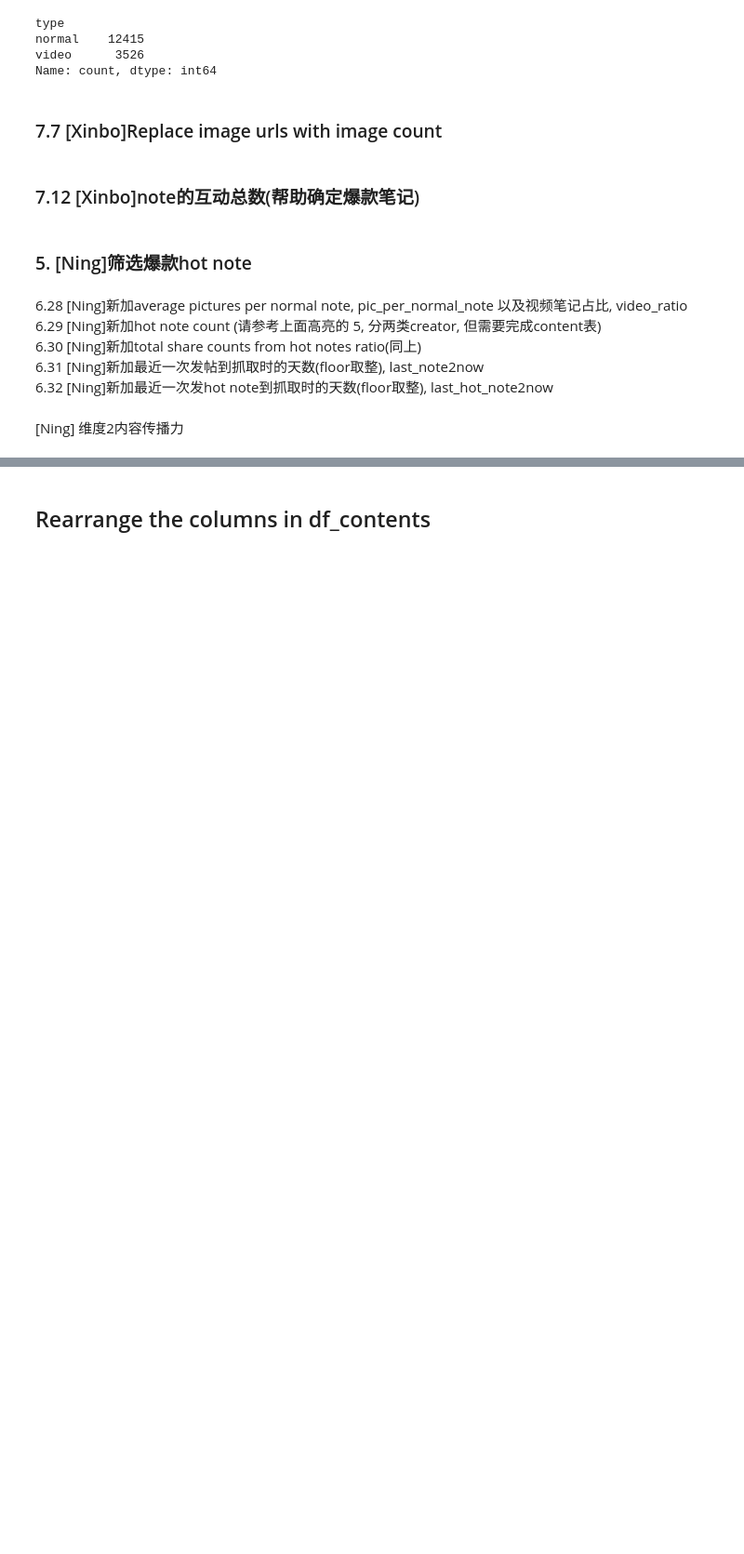
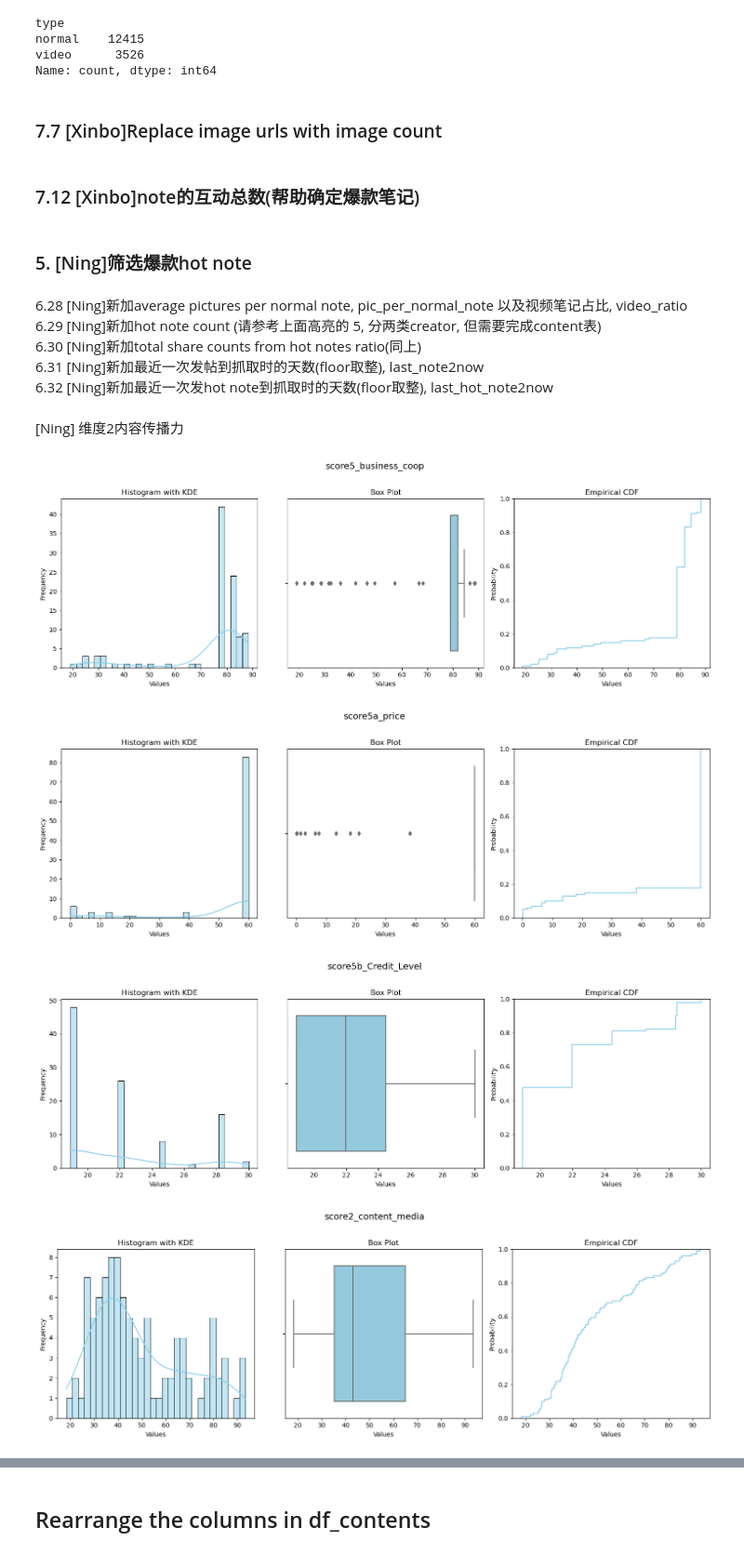
Before and after one commit to Dr-Spicy/MF_KOC, a Jupyter notebook: DataPreprocessing/Preprocessing.ipynb, the cells around one changed output, grey strips where cells are left out. Shown at 93% size. Saved outputs shown, nothing was run; the diff lists cells and outputs as text; code cells hidden in the pictures; blank space fills up the shorter version.

```diff
--- a/DataPreprocessing/Preprocessing.ipynb
+++ b/DataPreprocessing/Preprocessing.ipynb
@@ -306,0 +357,61 @@ df_creator = get_d2_score(df_creator,df_contents)
+# %%
+import matplotlib.pyplot as plt
+import seaborn as sns
+import pandas as pd
+df_2 = pd.read_json(r'dim2_score_nested.json')
+df_5 = pd.read_json(r'dim5_score_nested.json')
+def extract_nest(json, name):
+    target=[]
+    for i in range(len(json)):
+       rows = json.iloc[i]
+       target.append(rows['component_scores'][name])
+    return target
+def plot_distribution(data_list, bins=30, color='skyblue', title='Data Distribution'):
+    """
+    绘制数据分布的复合图表
+
+    参数：
+    data_list : list - 输入数据列表
+    bins : int - 直方图的柱子数量 (默认30)
+    color : str - 图表主颜色 (默认'skyblue')
+    title : str - 图表标题 (默认'Data Distribution')
+    """
+    # 创建画布和子图布局
+    plt.figure(figsize=(15, 5))
+
+    # 子图1：直方图 + 密度图
+    plt.subplot(1, 3, 1)
+    sns.histplot(data_list, kde=True, bins=bins, color=color)
+    plt.title('Histogram with KDE')
+    plt.xlabel('Values')
+    plt.ylabel('Frequency')
+
+    # 子图2：箱线图
+    plt.subplot(1, 3, 2)
+    sns.boxplot(x=data_list, color=color)
+    plt.title('Box Plot')
+    plt.xlabel('Values')
+
+    # 子图3：累积分布图
+    plt.subplot(1, 3, 3)
+    sns.ecdfplot(data_list, color=color)
+    plt.title('Empirical CDF')
+    plt.xlabel('Values')
+    plt.ylabel('Probability')
+
+    # 添加整体标题并调整布局
+    plt.suptitle(title, y=1.02, fontsize=14)
+    plt.tight_layout()
+    plt.show()
+plot_distribution(df_5["score5_business_coop"].tolist(), bins=30, color='skyblue', title="score5_business_coop")
+plot_distribution(extract_nest(df_5, "score5a_price"), bins=30, color='skyblue', title="score5a_price")
+plot_distribution(extract_nest(df_5, 'score5b_Credit_Level'), bins=30, color='skyblue', title="score5b_Credit_Level")
+plot_distribution(df_2["score2_content_media"].tolist(), bins=30, color='skyblue', title="score2_content_media")
+plot_distribution(extract_nest(df_2, "score2a_media"), bins=30, color='skyblue', title="score2a_media")
+plot_distribution(extract_nest(df_2, "score2b_hot"), bins=30, color='skyblue', title="score2b_hot")
+plot_distribution(extract_nest(df_2, "score2c_picture"), bins=30, color='skyblue', title="score2c_picture")
+# %% [output]
+[figure, added]
+[figure, added]
+[figure, added]
+[figure, added]
```
Also changed, not shown: parts of 23 cells of this notebook, 16 other files.
